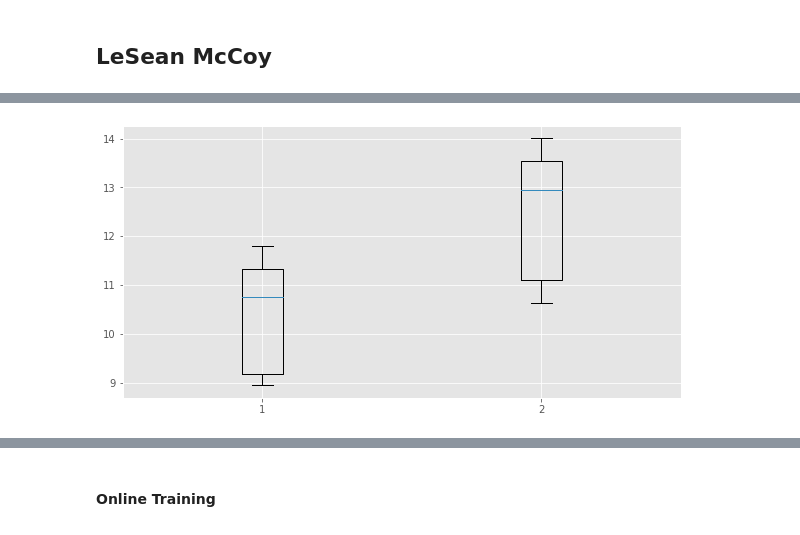
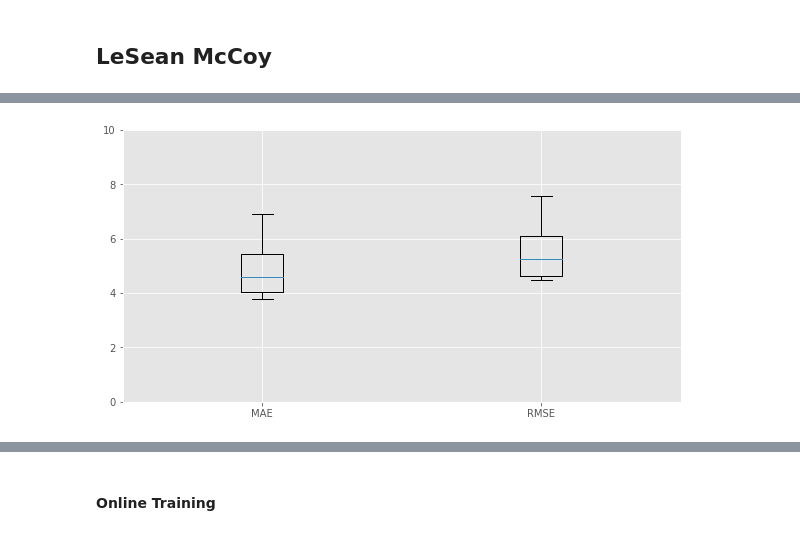
Before and after one commit to mpdettmar/Fantasy-Football-Player-Predictions, a Jupyter notebook: modeling_notebooks/11_model3_lstm_final.ipynb, the cells around one changed output, grey strips where cells are left out. Cells and saved outputs as stored; diff of their text form; code cells hidden in the pictures.

Commit message:
built final LSTM models with twitter features

```diff
--- a/modeling_notebooks/11_model3_lstm_final.ipynb
+++ b/modeling_notebooks/11_model3_lstm_final.ipynb
@@ -124,8 +125,8 @@ y_inv = scaler.inverse_transform(y_inv)
 y_inv = y_inv[:,0]
 # %%
 %%time
-# Build networks. Loop n times to deal with ranodmness.
-n_loops = 10
+# Build networks. Loop n times to deal with randomness.
+n_loops = 25
 rmses, maes = [], []
 best_rmse, best_mae = 100, 100
 best_model = None
@@ -133,15 +134,15 @@ best_preds = []
 
 for i in range(0, n_loops):
     model = Sequential()
-    model.add(LSTM(50, input_shape=(X_train.shape[1], X_train.shape[2]), return_sequences=True))
+    model.add(LSTM(100, input_shape=(X_train.shape[1], X_train.shape[2]), return_sequences=True, bias_regularizer=L1L2(0.01,0.01)))
     model.add(Dropout(.3))
-    model.add(LSTM(20))
+    model.add(LSTM(30))
     model.add(Dropout(.3))
     model.add(Dense(1))
     model.compile(loss='mae', optimizer='adam')
 
     # Fit network
-    lstm_model = model.fit(X_train, y_train, epochs=1000, batch_size=5, validation_data = (X_test, y_test), verbose=2, shuffle=False)
+    lstm_model = model.fit(X_train, y_train, epochs=250, batch_size=5, validation_data = (X_test, y_test), verbose=2, shuffle=False)
 
     # Make predictions for test set
     preds = model.predict(X_test)
@@ -273,7 +242,7 @@ best_preds = []
 
 for i in range(0, n_loops):
     model = Sequential()
-    model.add(LSTM(50, batch_input_shape=(1, X_train.shape[1], X_train.shape[2]), return_sequences=True, stateful=True))
+    model.add(LSTM(100, batch_input_shape=(1, X_train.shape[1], X_train.shape[2]), return_sequences=True, bias_regularizer=L1L2(0.01,0.01), stateful=True))
     model.add(Dropout(0.3))
     model.add(LSTM(20))
     model.add(Dropout(0.3))
@@ -281,7 +250,7 @@ for i in range(0, n_loops):
     model.compile(loss='mse', optimizer='adam')
 
     # Fit network
-    n_iters = 1000
+    n_iters = 250
     for k in range(n_iters):
         t0 = time.time()
         model.fit(X_train, y_train, epochs=1, batch_size=1, verbose=0, shuffle=False)
@@ -388,7 +358,7 @@ mccoy = scaler.transform(mccoy)
 train, test = mccoy[train_idx], mccoy[test_idx]
 # %%
 # Create train and test sets
-window = 5
+window = 2
 
 X, y = build_lstm_data(mccoy, window)
 X = X[y!=0] # Keep games not played for time series, but do not make predictions
@@ -404,7 +374,7 @@ y_inv = y_inv[:,0]
 # %%
 %%time
 # Build networks. Loop n times to deal with ranodmness.
-n_loops = 10
+n_loops = 25
 rmses, maes = [], []
 best_rmse, best_mae = 100, 100
 best_model = None
@@ -412,7 +382,7 @@ best_preds = []
 
 for i in range(0, n_loops):
     model = Sequential()
-    model.add(LSTM(50, input_shape=(X_train.shape[1], X_train.shape[2]), return_sequences=True))
+    model.add(LSTM(30, input_shape=(X_train.shape[1], X_train.shape[2]), return_sequences=True))
     model.add(Dropout(.3))
     model.add(LSTM(20))
     model.add(Dropout(.3))
@@ -420,7 +390,7 @@ for i in range(0, n_loops):
     model.compile(loss='mae', optimizer='adam')
 
     # Fit network
-    lstm_model = model.fit(X_train, y_train, epochs=500, batch_size=13, validation_data = (X_test, y_test), verbose=2, shuffle=False)
+    lstm_model = model.fit(X_train, y_train, epochs=20, batch_size=5, validation_data = (X_test, y_test), verbose=2, shuffle=False)
 
     # Make predictions for test set
     preds = model.predict(X_test)
@@ -485,8 +455,10 @@ Average MAE: 10.39
 # %%
 plt.boxplot([maes, rmses])
+plt.xticks([1,2],['MAE', 'RMSE'])
+plt.ylim((0,10))
 plt.show()
 # %% [output]
-[figure, old version]
+[figure, new version]
 # %%
 plt.rcParams['figure.figsize'] = (10, 5)
 fig, ax = plt.subplots()
```
Also changed, not shown: parts of 19 cells of this notebook.
